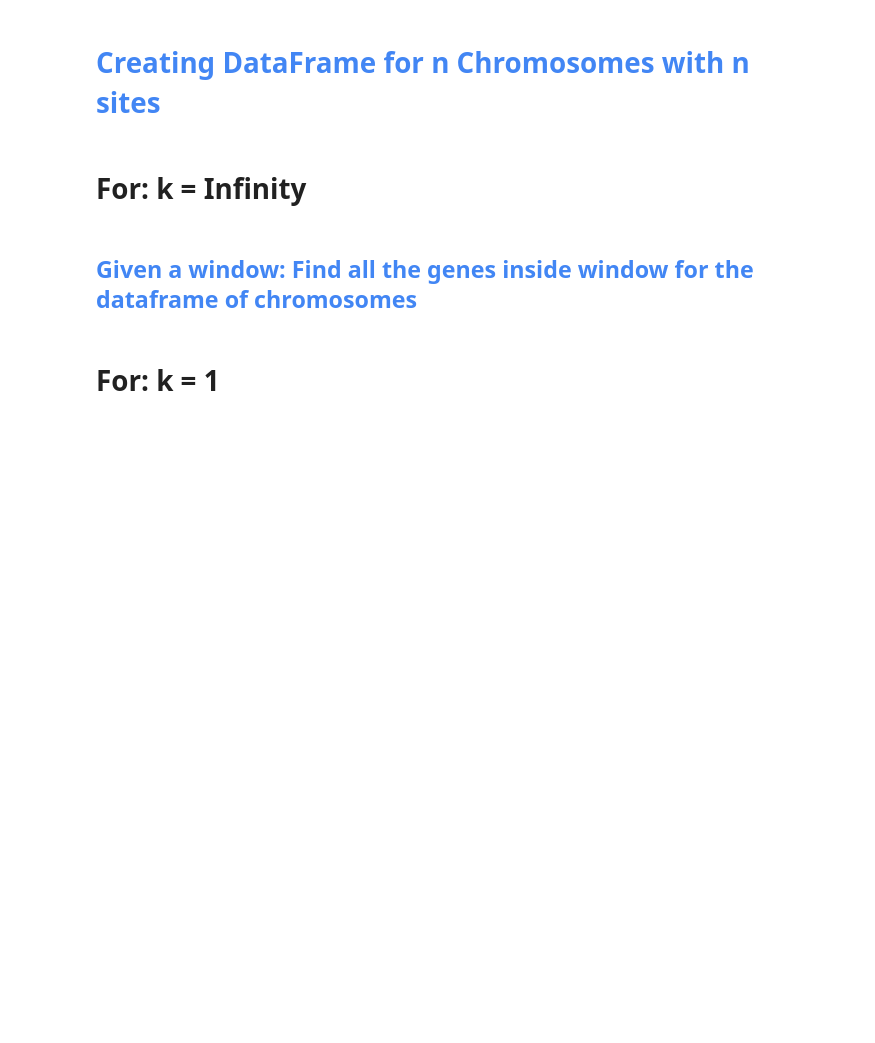
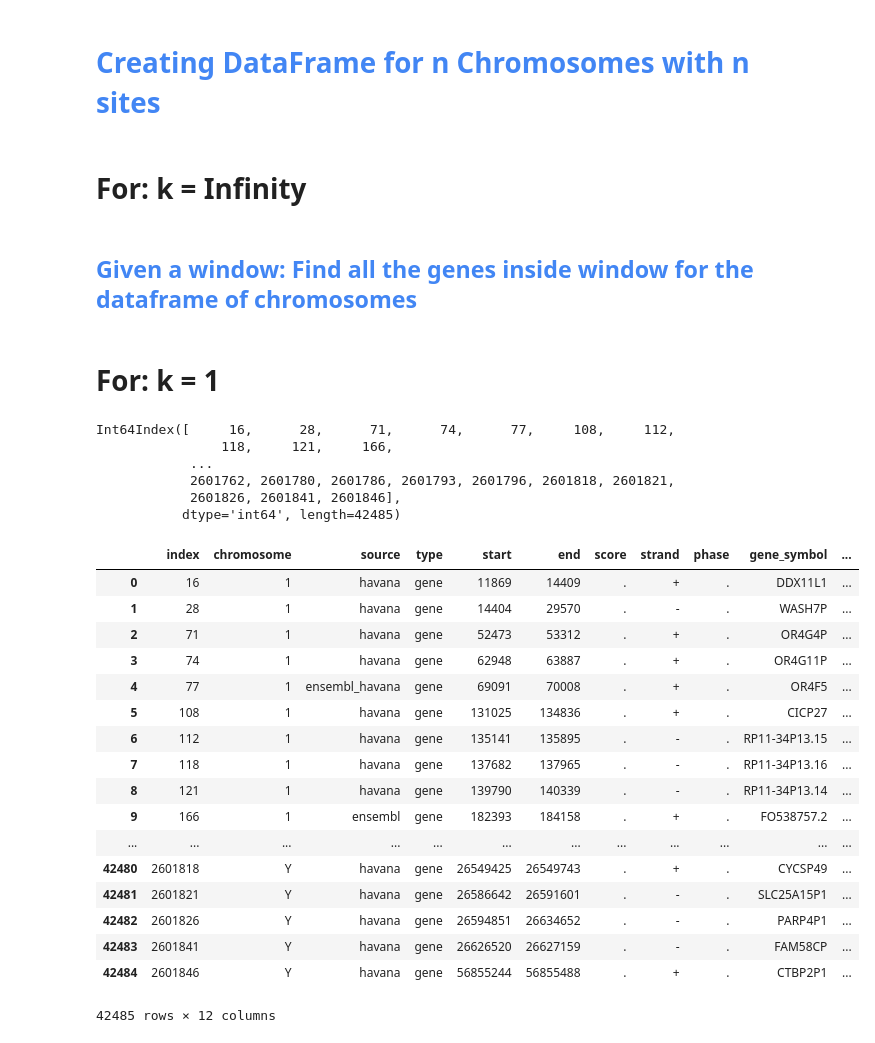
Before and after one commit to kevinjoshy/reFABS-Procedure, a Jupyter notebook: reFABS.ipynb, the cells around one changed output. Drawn from its saved outputs; the diff is of its cells as text; code cells hidden in the pictures; blank space fills up the shorter version.

```diff
--- a/reFABS.ipynb
+++ b/reFABS.ipynb
@@ -231,3 +251,33 @@ def closestGenesNsitesTSS(df, window):
         geneL.append(x[0])
         count = count + 1
     return(count, geneL)
+# %%
+geneAnnotationsDF.index
+# %% [output]
+Int64Index([     16,      28,      71,      74,      77,     108,     112,
+                118,     121,     166,
+            ...
+            2601762, 2601780, 2601786, 2601793, 2601796, 2601818, 2601821,
+            2601826, 2601841, 2601846],
+           dtype='int64', length=42485)
+# %%
+geneAnnotationsDF.reset_index()
+# %% [output]
+|  | index | chromosome | source | type | start | end | score | strand | phase | gene_symbol | ... |
+| 0 | 16 | 1 | havana | gene | 11869 | 14409 | . | + | . | DDX11L1 | ... |
+| 1 | 28 | 1 | havana | gene | 14404 | 29570 | . | - | . | WASH7P | ... |
+| 2 | 71 | 1 | havana | gene | 52473 | 53312 | . | + | . | OR4G4P | ... |
+| 3 | 74 | 1 | havana | gene | 62948 | 63887 | . | + | . | OR4G11P | ... |
+| 4 | 77 | 1 | ensembl_havana | gene | 69091 | 70008 | . | + | . | OR4F5 | ... |
+| 5 | 108 | 1 | havana | gene | 131025 | 134836 | . | + | . | CICP27 | ... |
+| 6 | 112 | 1 | havana | gene | 135141 | 135895 | . | - | . | RP11-34P13.15 | ... |
+| 7 | 118 | 1 | havana | gene | 137682 | 137965 | . | - | . | RP11-34P13.16 | ... |
+| 8 | 121 | 1 | havana | gene | 139790 | 140339 | . | - | . | RP11-34P13.14 | ... |
+| 9 | 166 | 1 | ensembl | gene | 182393 | 184158 | . | + | . | FO538757.2 | ... |
+| ... | ... | ... | ... | ... | ... | ... | ... | ... | ... | ... | ... |
+| 42480 | 2601818 | Y | havana | gene | 26549425 | 26549743 | . | + | . | CYCSP49 | ... |
+| 42481 | 2601821 | Y | havana | gene | 26586642 | 26591601 | . | - | . | SLC25A15P1 | ... |
+| 42482 | 2601826 | Y | havana | gene | 26594851 | 26634652 | . | - | . | PARP4P1 | ... |
+| 42483 | 2601841 | Y | havana | gene | 26626520 | 26627159 | . | - | . | FAM58CP | ... |
+| 42484 | 2601846 | Y | havana | gene | 56855244 | 56855488 | . | + | . | CTBP2P1 | ... |
+42485 rows × 12 columns
```
Also changed, not shown: parts of 1 cell of this notebook.
